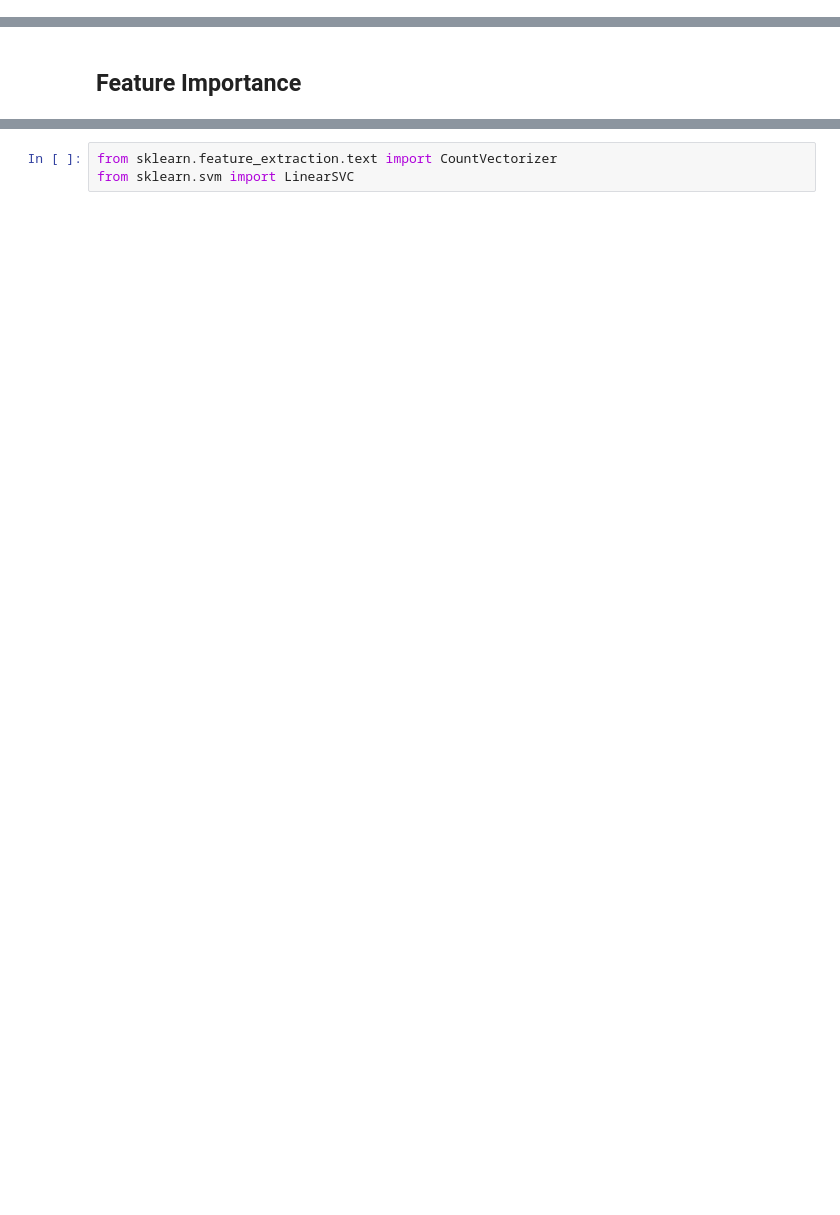
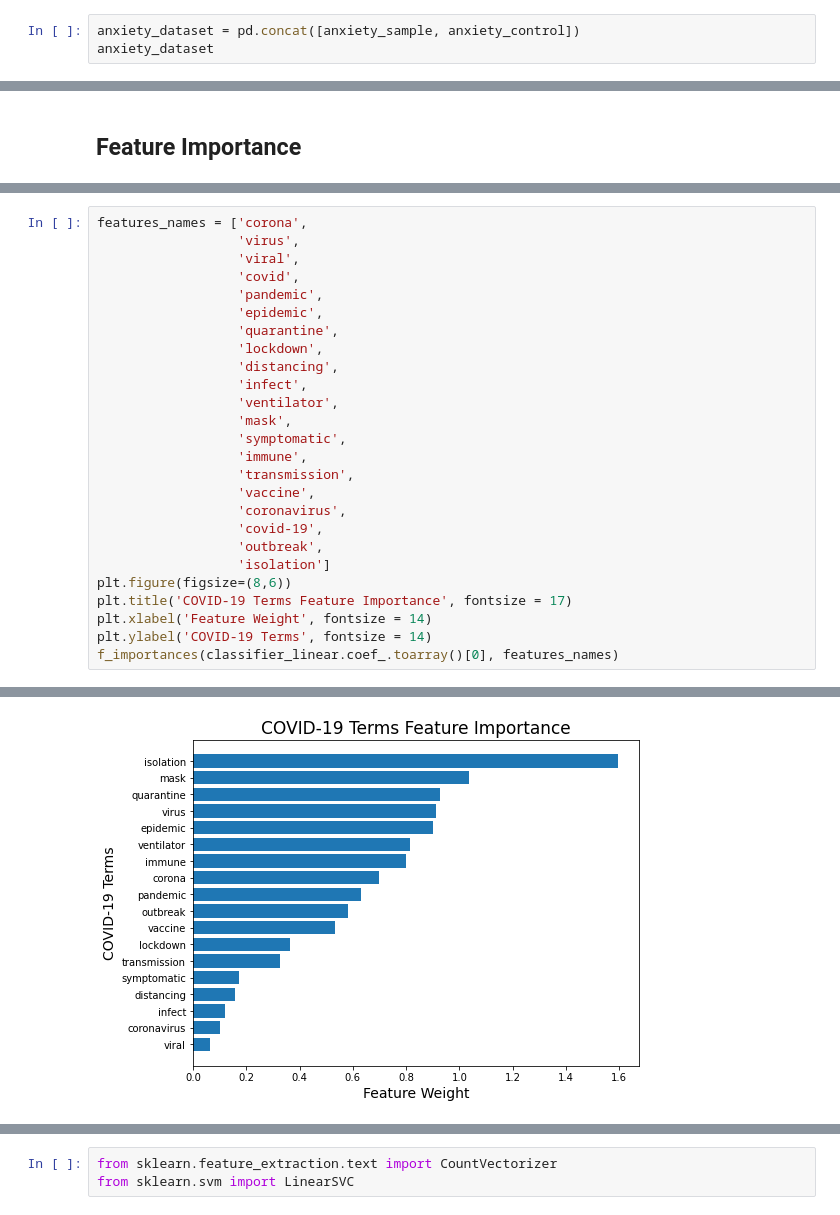
Before and after one commit to j-chen005/COVID19-Mental-Health-Analysis, a Jupyter notebook: SVM Model COVID-19 Mental Health.ipynb, the cells around one changed output, grey strips where cells are left out. Cells and saved outputs as stored; diff of their text form; blank space fills up the shorter version.

```diff
--- a/SVM Model COVID-19 Mental Health.ipynb
+++ b/SVM Model COVID-19 Mental Health.ipynb
@@ -239,0 +306,3 @@ neutral:  {'precision': 0.7194244604316546, 'recall': 0.31347962382445144, 'f1-s
+# %%
+anxiety_dataset = pd.concat([anxiety_sample, anxiety_control])
+anxiety_dataset
@@ -278,0 +424,27 @@ f_importances(classifier_linear.coef_.toarray()[0], features_names)
+# %%
+features_names = ['corona',
+                  'virus',
+                  'viral',
+                  'covid',
+                  'pandemic',
+                  'epidemic',
+                  'quarantine',
+                  'lockdown',
+                  'distancing',
+                  'infect',
+                  'ventilator',
+                  'mask',
+                  'symptomatic',
+                  'immune',
+                  'transmission',
+                  'vaccine',
+                  'coronavirus',
+                  'covid-19',
+                  'outbreak',
+                  'isolation']
+plt.figure(figsize=(8,6))
+plt.title('COVID-19 Terms Feature Importance', fontsize = 17)
+plt.xlabel('Feature Weight', fontsize = 14)
+plt.ylabel('COVID-19 Terms', fontsize = 14)
+f_importances(classifier_linear.coef_.toarray()[0], features_names)
+# %% [output]
@@ -279,3 +470,4 @@ f_importances(classifier_linear.coef_.toarray()[0], features_names)
+[figure, added]
 # %%
 economy_features = ['Unemploy',
                     'rent',
```
Also changed, not shown: parts of 40 cells of this notebook.
